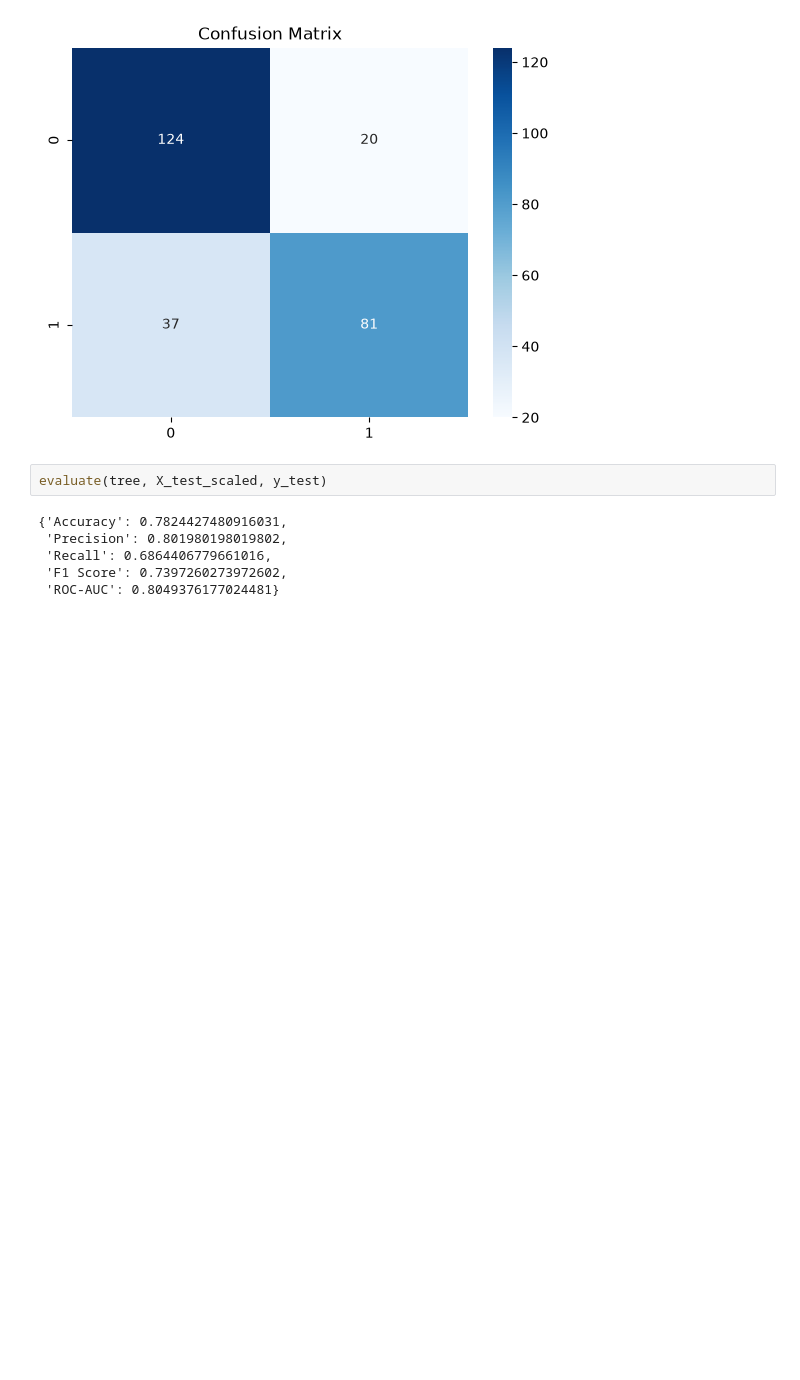
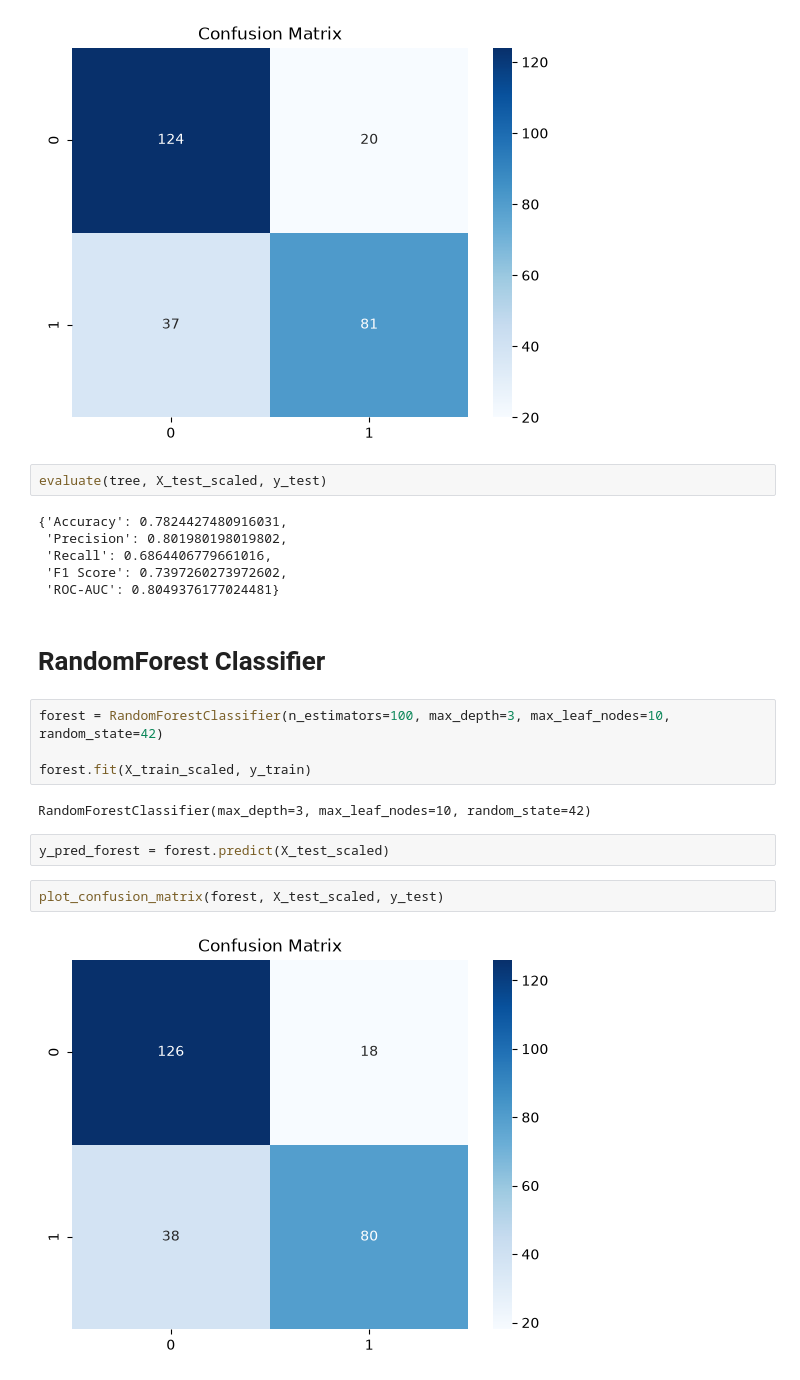
Before and after one commit to Mohamadzf23/titanic-survival-classification, a Jupyter notebook: src/titanic_classification.ipynb, the cells around one changed output. Saved outputs shown, nothing was run; the diff lists cells and outputs as text; blank space fills up the shorter version.

Commit message:
add random forest classifier

```diff
--- a/src/titanic_classification.ipynb
+++ b/src/titanic_classification.ipynb
@@ -685,3 +685,17 @@ evaluate(tree, X_test_scaled, y_test)
  'Recall': 0.6864406779661016,
  'F1 Score': 0.7397260273972602,
  'ROC-AUC': 0.8049376177024481}
+# %% [markdown]
+# RandomForest Classifier
+# %%
+forest = RandomForestClassifier(n_estimators=100, max_depth=3, max_leaf_nodes=10, random_state=42)
+
+forest.fit(X_train_scaled, y_train)
+# %% [output]
+RandomForestClassifier(max_depth=3, max_leaf_nodes=10, random_state=42)
+# %%
+y_pred_forest = forest.predict(X_test_scaled)
+# %%
+plot_confusion_matrix(forest, X_test_scaled, y_test)
+# %% [output]
+[figure, added]
```
Also changed, not shown: parts of 1 cell of this notebook.
